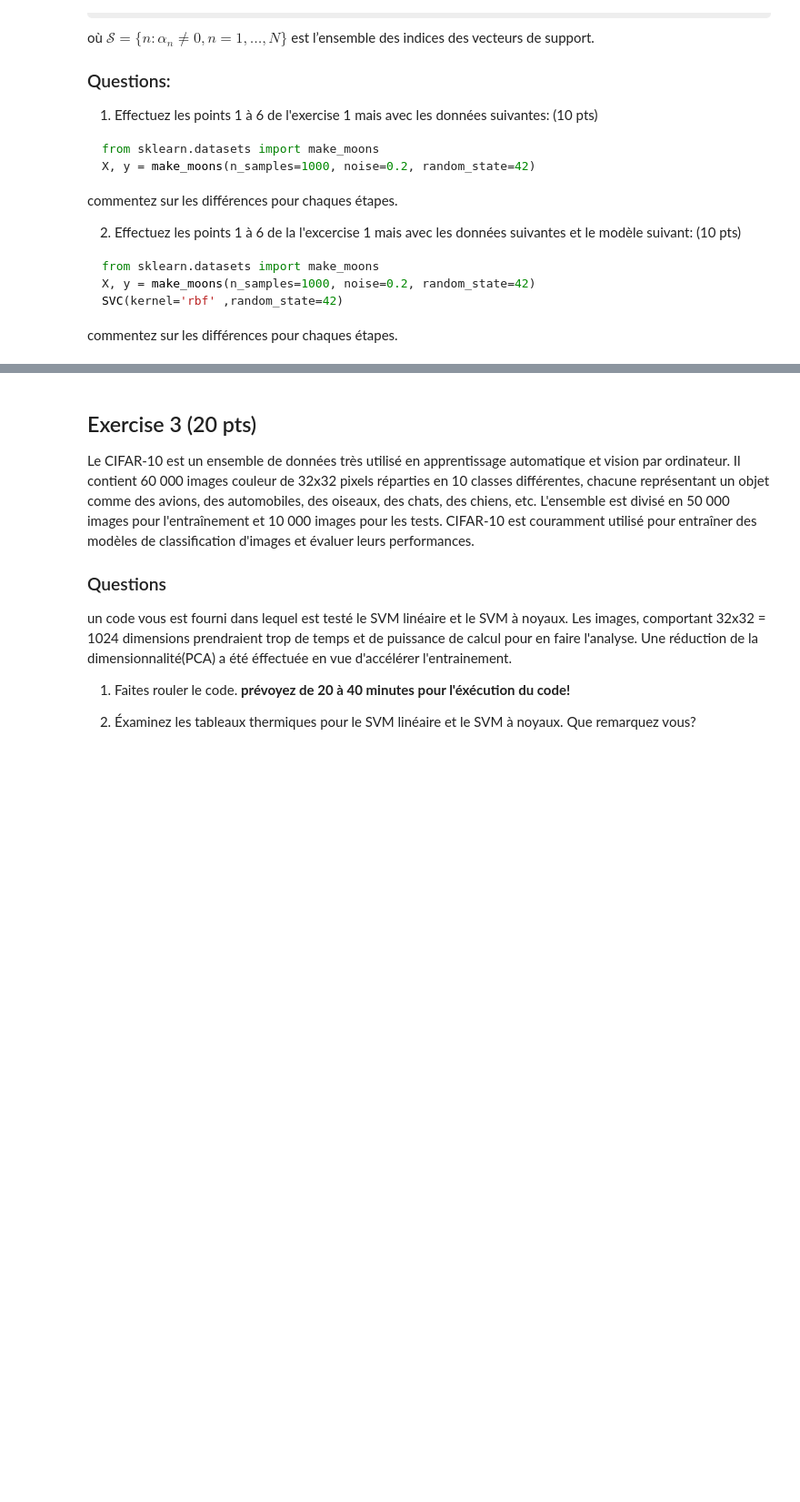
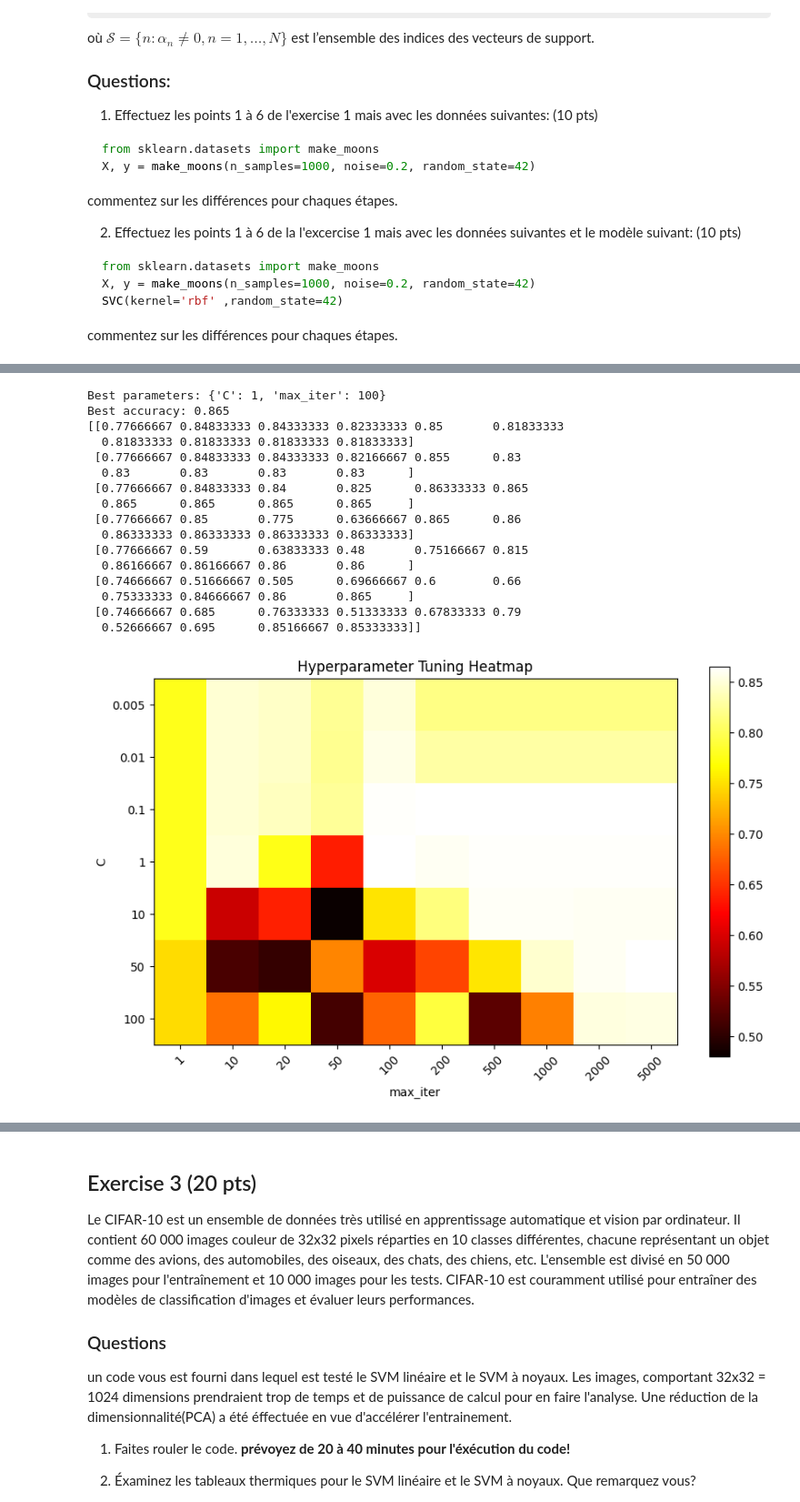
Before and after one commit to Manashap/GPA671, a Jupyter notebook: Lab2_V2.0.ipynb, the cells around one changed output, grey strips where cells are left out. Shown at 91% size. Cells and saved outputs as stored; diff of their text form; code cells hidden in the pictures; some formulas as TeX source; blank space fills up the shorter version.

```diff
--- a/Lab2_V2.0.ipynb
+++ b/Lab2_V2.0.ipynb
@@ -237,0 +367,47 @@ commentez sur les différences pour chaques étapes.
+# %%
+c = (0.005, 0.01, 0.1, 1, 10, 50, 100)
+t = (1, 10, 20, 50, 100, 200, 500, 1000, 2000, 5000)
+
+param_grid = {
+    'max_iter': [1, 10, 20, 50, 100, 200, 500, 1000, 2000, 5000],  # Replace T with n_estimators
+    'C': [0.005, 0.01, 0.1, 1, 10, 50, 100]  # Replace C with max_depth or any other applicable parameter
+}
+
+grid_search = GridSearchCV(estimator=svm_model, param_grid=param_grid, scoring='accuracy', cv=5)
+
+grid_search.fit(X_train, y_train)
+
+print("Best parameters:", grid_search.best_params_)
+print("Best accuracy:", grid_search.best_score_)
+
+scores = grid_search.cv_results_['mean_test_score'].reshape(len(param_grid['C']), len(param_grid['max_iter']))
+
+print(scores)
+
+plt.figure(figsize=(10, 6))
+plt.imshow(scores, cmap=plt.cm.hot)
+plt.xlabel('max_iter')
+plt.ylabel('C')
+plt.colorbar()
+plt.xticks(np.arange(len(param_grid['max_iter'])), param_grid['max_iter'], rotation=45)
+plt.yticks(np.arange(len(param_grid['C'])), param_grid['C'])
+plt.title('Hyperparameter Tuning Heatmap')
+plt.show()
+# %% [output]
+Best parameters: {'C': 1, 'max_iter': 100}
+Best accuracy: 0.865
+[[0.77666667 0.84833333 0.84333333 0.82333333 0.85       0.81833333
+  0.81833333 0.81833333 0.81833333 0.81833333]
+ [0.77666667 0.84833333 0.84333333 0.82166667 0.855      0.83
+  0.83       0.83       0.83       0.83      ]
+ [0.77666667 0.84833333 0.84       0.825      0.86333333 0.865
+  0.865      0.865      0.865      0.865     ]
+ [0.77666667 0.85       0.775      0.63666667 0.865      0.86
+  0.86333333 0.86333333 0.86333333 0.86333333]
+ [0.77666667 0.59       0.63833333 0.48       0.75166667 0.815
+  0.86166667 0.86166667 0.86       0.86      ]
+ [0.74666667 0.51666667 0.505      0.69666667 0.6        0.66
+  0.75333333 0.84666667 0.86       0.865     ]
+ [0.74666667 0.685      0.76333333 0.51333333 0.67833333 0.79
+  0.52666667 0.695      0.85166667 0.85333333]]
+[figure, added]
```
Also changed, not shown: parts of 17 cells of this notebook.
